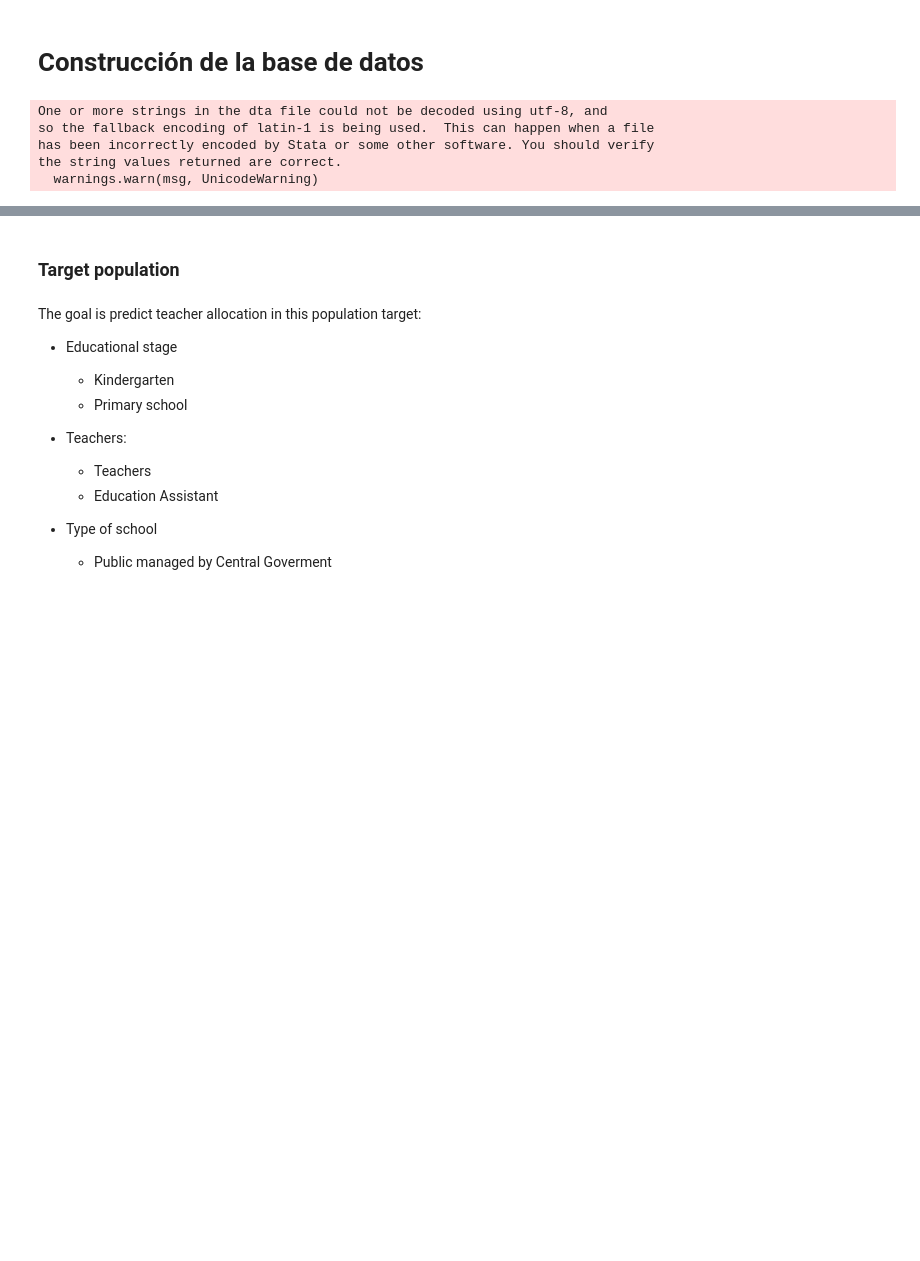
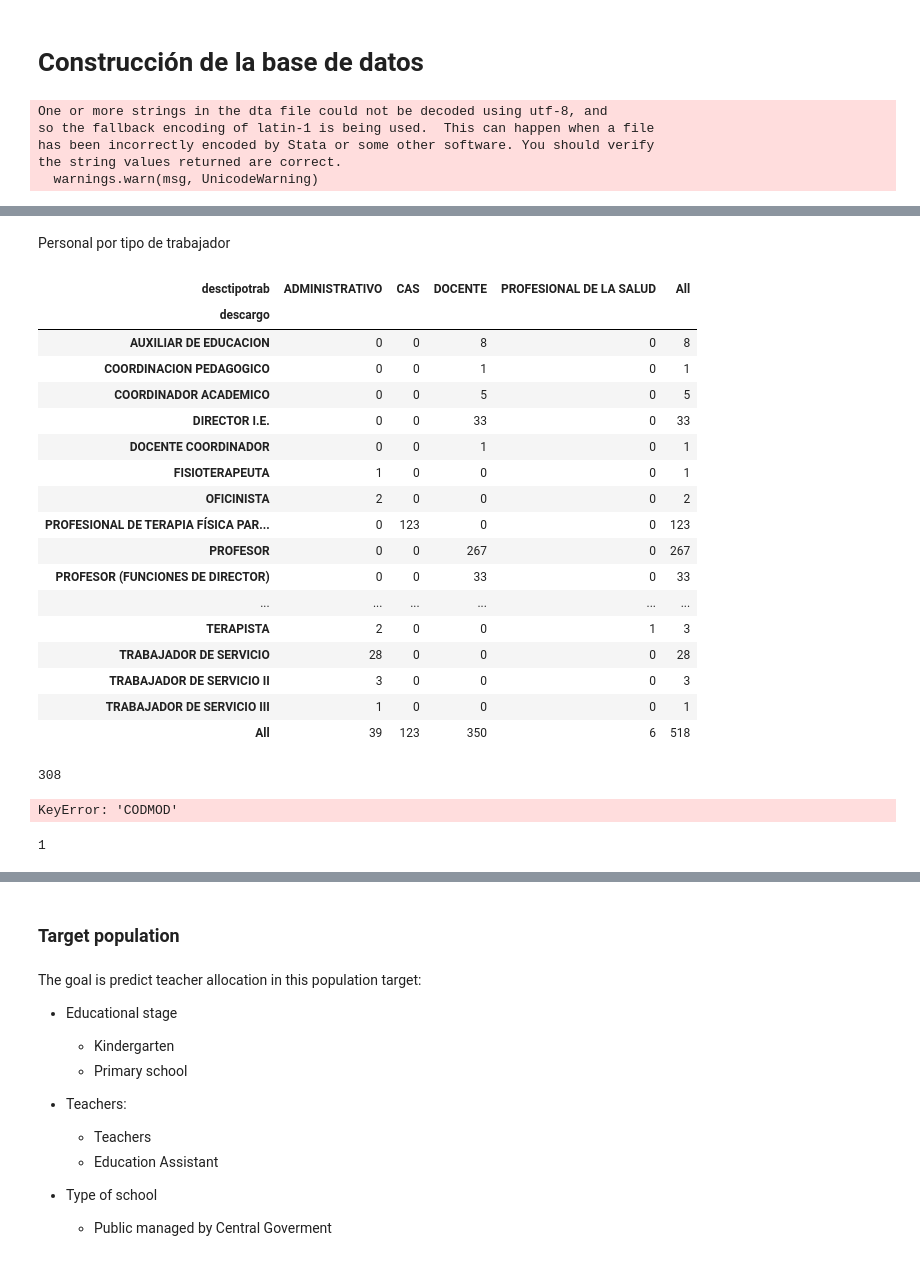
Before and after one commit to hugoferquiroz/Brecha-PRITE, a Jupyter notebook: scripts/calculo de la brecha.ipynb, the cells around one changed output, grey strips where cells are left out. Drawn from its saved outputs; the diff is of its cells as text; code cells hidden in the pictures; blank space fills up the shorter version.

```diff
--- a/scripts/calculo de la brecha.ipynb
+++ b/scripts/calculo de la brecha.ipynb
@@ -93,0 +206,23 @@ matricula
+# %% [markdown]
+Personal por tipo de trabajador
+# %%
+pd.crosstab(personal['descargo'],personal['desctipotrab'],margins=True)
+# %% [output]
+| desctipotrab | ADMINISTRATIVO | CAS | DOCENTE | PROFESIONAL DE LA SALUD | All |
+| descargo |  |  |  |  |  |
+| AUXILIAR DE EDUCACION | 0 | 0 | 8 | 0 | 8 |
+| COORDINACION PEDAGOGICO | 0 | 0 | 1 | 0 | 1 |
+| COORDINADOR ACADEMICO | 0 | 0 | 5 | 0 | 5 |
+| DIRECTOR I.E. | 0 | 0 | 33 | 0 | 33 |
+| DOCENTE COORDINADOR | 0 | 0 | 1 | 0 | 1 |
+| FISIOTERAPEUTA | 1 | 0 | 0 | 0 | 1 |
+| OFICINISTA | 2 | 0 | 0 | 0 | 2 |
+| PROFESIONAL DE TERAPIA FÍSICA PAR... | 0 | 123 | 0 | 0 | 123 |
+| PROFESOR | 0 | 0 | 267 | 0 | 267 |
+| PROFESOR (FUNCIONES DE DIRECTOR) | 0 | 0 | 33 | 0 | 33 |
+| ... | ... | ... | ... | ... | ... |
+| TERAPISTA | 2 | 0 | 0 | 1 | 3 |
+| TRABAJADOR DE SERVICIO | 28 | 0 | 0 | 0 | 28 |
+| TRABAJADOR DE SERVICIO II | 3 | 0 | 0 | 0 | 3 |
+| TRABAJADOR DE SERVICIO III | 1 | 0 | 0 | 0 | 1 |
+| All | 39 | 123 | 350 | 6 | 518 |
@@ -93,0 +260,12 @@ matricula
+# %%
+personal['docente'].sum()
+# %% [output]
+308
+# %%
+personal.groupby(['CODMOD']).sum()
+# %% [output]
+KeyError: 'CODMOD'
+# %%
+personal['descargo'].isnull().sum()
+# %% [output]
+1
```
Also changed, not shown: parts of 16 cells of this notebook, 3 other files.
